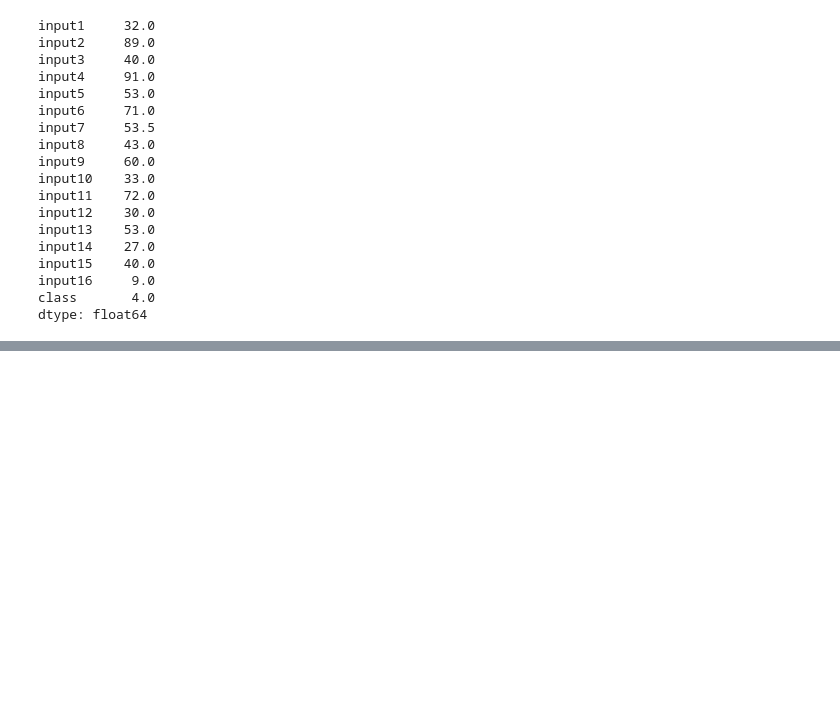
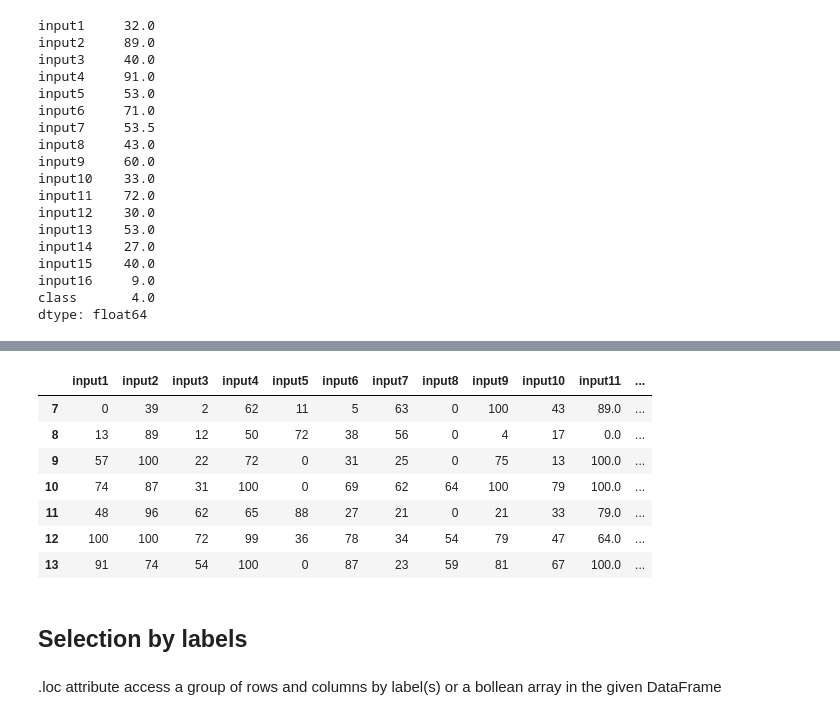
Before and after one commit to vash-ashutosh/Advanced-Data-Manipulation, a Jupyter notebook: Playing with Data - Python Pandas.ipynb, the cells around one changed output, grey strips where cells are left out. Cells and saved outputs as stored; diff of their text form; code cells hidden in the pictures; blank space fills up the shorter version.

```diff
--- a/Playing with Data - Python Pandas.ipynb
+++ b/Playing with Data - Python Pandas.ipynb
@@ -317,0 +390,15 @@ dtype: float64
+# %%
+data[7:14] #index
+# %% [output]
+|  | input1 | input2 | input3 | input4 | input5 | input6 | input7 | input8 | input9 | input10 | input11 | ... |
+| 7 | 0 | 39 | 2 | 62 | 11 | 5 | 63 | 0 | 100 | 43 | 89.0 | ... |
+| 8 | 13 | 89 | 12 | 50 | 72 | 38 | 56 | 0 | 4 | 17 | 0.0 | ... |
+| 9 | 57 | 100 | 22 | 72 | 0 | 31 | 25 | 0 | 75 | 13 | 100.0 | ... |
+| 10 | 74 | 87 | 31 | 100 | 0 | 69 | 62 | 64 | 100 | 79 | 100.0 | ... |
+| 11 | 48 | 96 | 62 | 65 | 88 | 27 | 21 | 0 | 21 | 33 | 79.0 | ... |
+| 12 | 100 | 100 | 72 | 99 | 36 | 78 | 34 | 54 | 79 | 47 | 64.0 | ... |
+| 13 | 91 | 74 | 54 | 100 | 0 | 87 | 23 | 59 | 81 | 67 | 100.0 | ... |
+# %% [markdown]
+## Selection by labels
+# %% [markdown]
+.loc attribute access a group of rows and columns by label(s) or a bollean array in the given DataFrame
```
Also changed, not shown: parts of 12 cells of this notebook.
